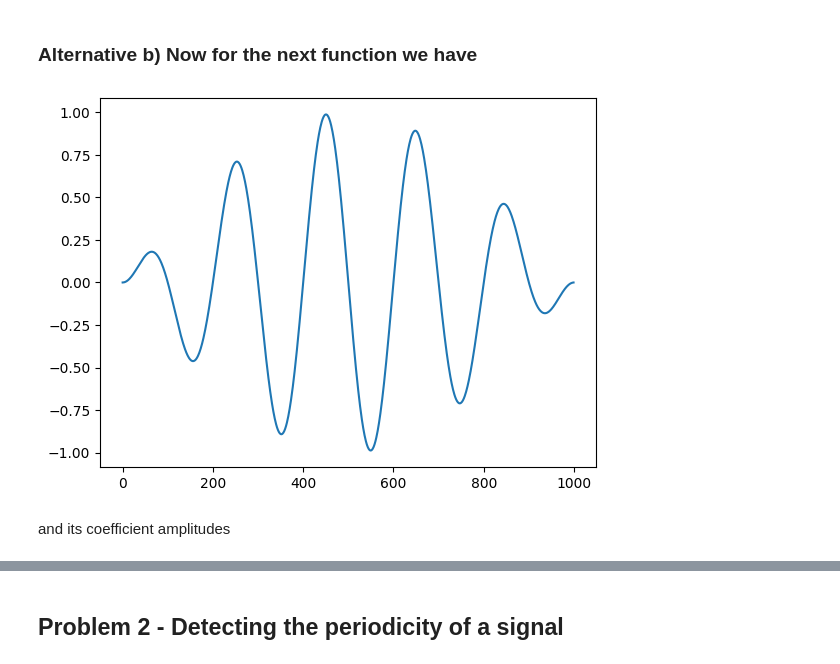
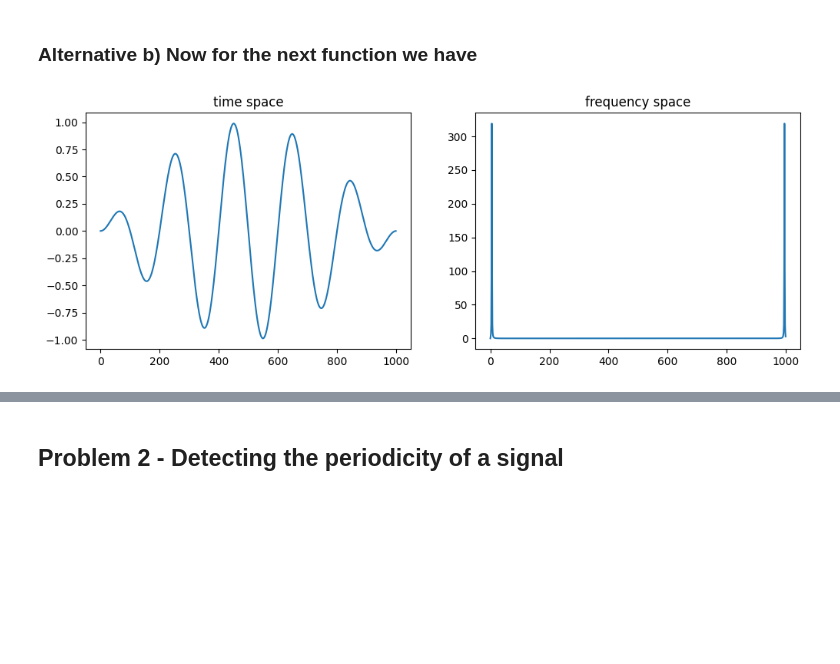
Before and after one commit to physerikc/computational-physics-II, a Jupyter notebook: list1 - fourier transform.ipynb, the cells around one changed output, grey strips where cells are left out. Saved outputs shown, nothing was run; the diff lists cells and outputs as text; code cells hidden in the pictures; blank space fills up the shorter version.

```diff
--- a/list1 - fourier transform.ipynb
+++ b/list1 - fourier transform.ipynb
@@ -68,9 +67,14 @@ y2 = []
 for k in t2points:
     y2.append(sinsin10(k, b2, N2))
 # %%
-plt.plot(t2points, y2)
+fig, axsb = subplots(1, 2, figsize=(12, 4))
+
+axsb[0].plot(t2points, y2)
+axsb[0].set_title('time space')
+
+axsb[1].plot(t2points, abs(ckb))
+axsb[1].set_title('frequency space')
+
 plt.show()
 # %% [output]
-[figure, old version]
+[figure, new version]
-# %% [markdown]
-and its coefficient amplitudes
```
Also changed, not shown: parts of 13 cells of this notebook.
